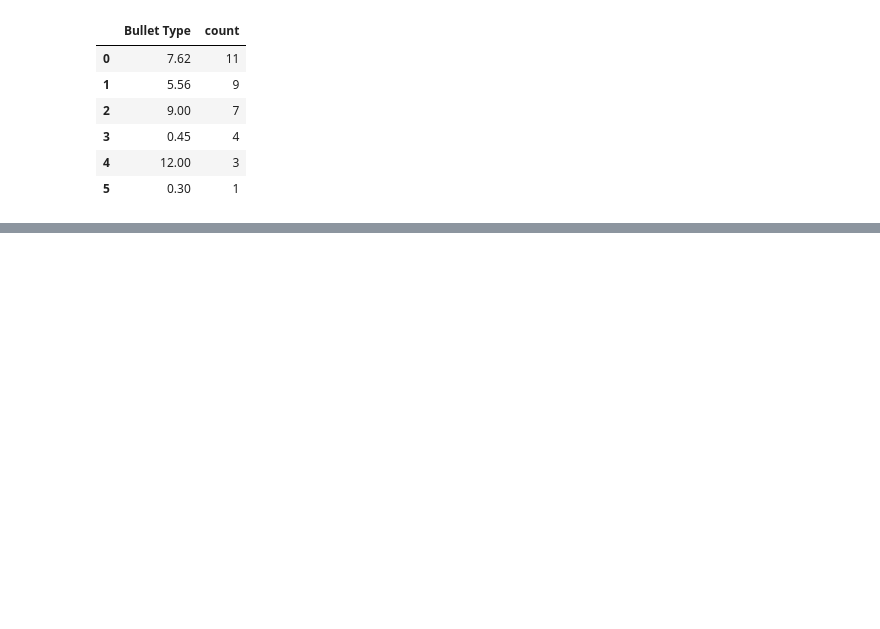
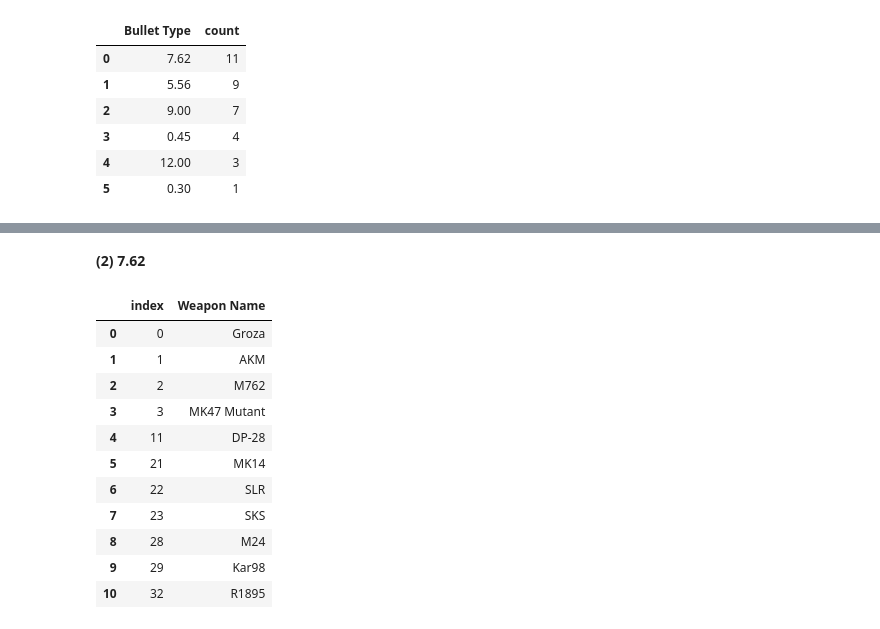
Before and after one commit to kumawatmanish05/BGMI_Weapon_EDA, a Jupyter notebook: bgmi-weapon-stats.ipynb, the cells around one changed output, grey strips where cells are left out. Cells and saved outputs as stored; diff of their text form; code cells hidden in the pictures; blank space fills up the shorter version.

Commit message:
BGMI_Weapon_Stats

```diff
--- a/bgmi-weapon-stats.ipynb
+++ b/bgmi-weapon-stats.ipynb
@@ -160,0 +178,17 @@ df["Bullet Type"].value_counts().reset_index()
+# %% [markdown]
+**(2) 7.62**
+# %%
+df.loc[df["Bullet Type"]==7.62,"Weapon Name"].reset_index()
+# %% [output]
+|  | index | Weapon Name |
+| 0 | 0 | Groza |
+| 1 | 1 | AKM |
+| 2 | 2 | M762 |
+| 3 | 3 | MK47 Mutant |
+| 4 | 11 | DP-28 |
+| 5 | 21 | MK14 |
+| 6 | 22 | SLR |
+| 7 | 23 | SKS |
+| 8 | 28 | M24 |
+| 9 | 29 | Kar98 |
+| 10 | 32 | R1895 |
```
Also changed, not shown: parts of 3 cells of this notebook.
